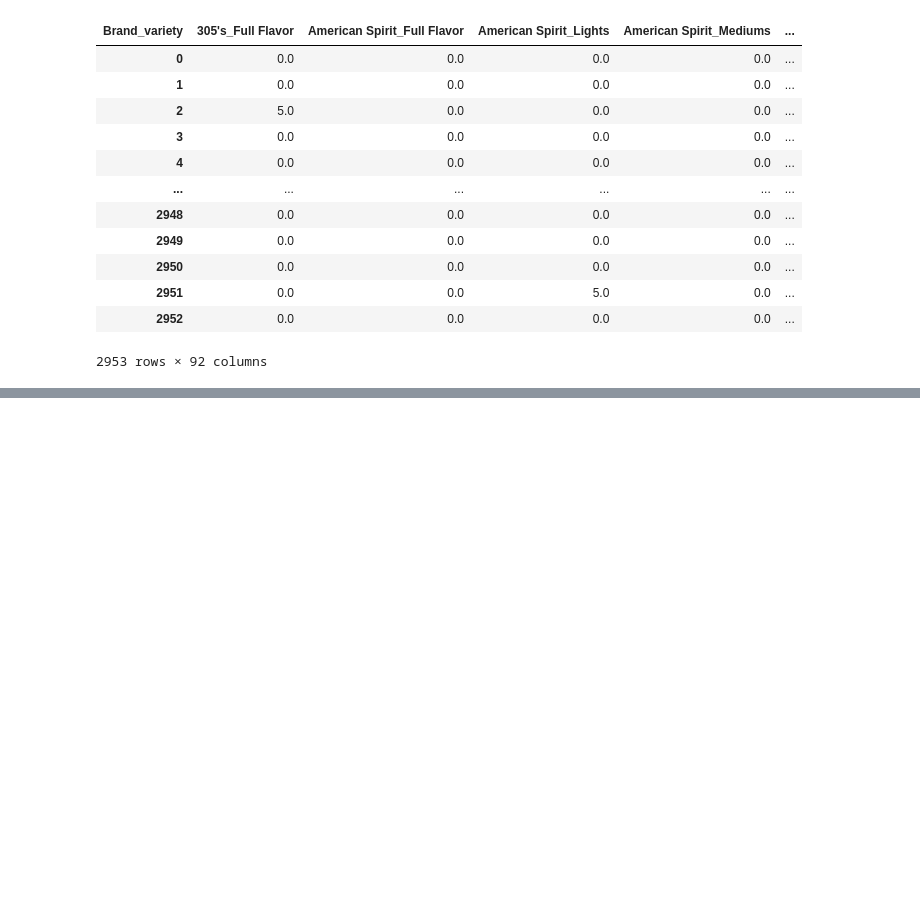
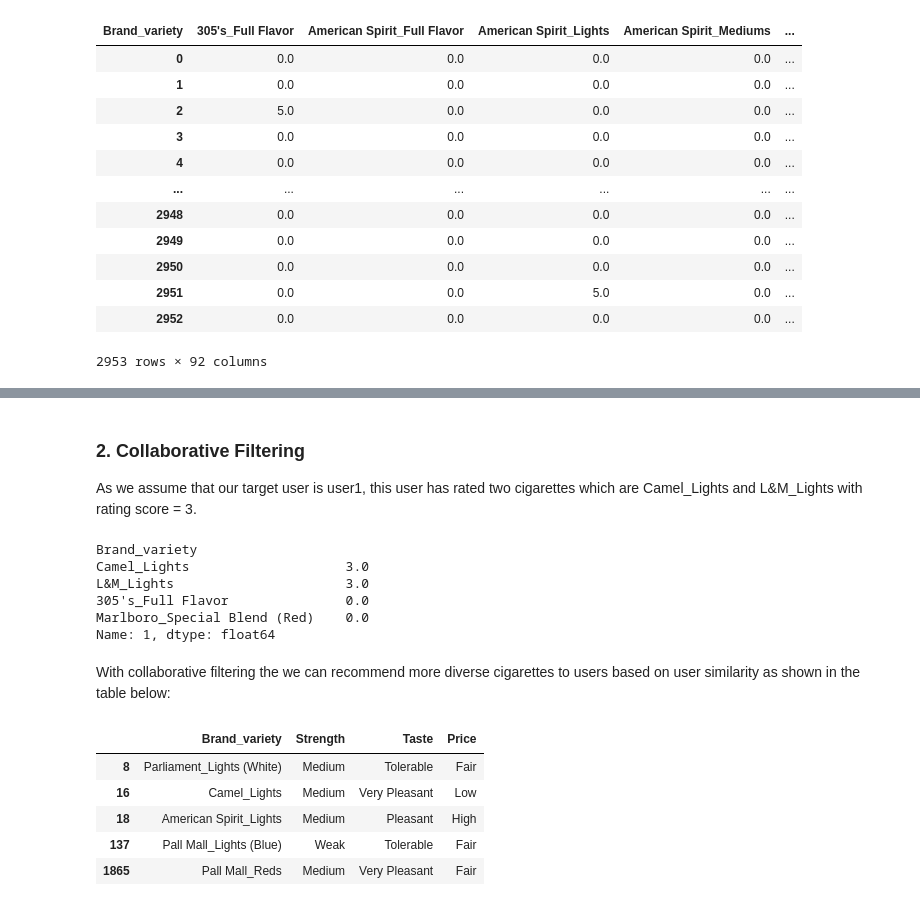
Before and after one commit to TanyamonSiri/Machine_Learning_Project, a Jupyter notebook: Recommendation_System/Recommedation_System.ipynb, the cells around one changed output, grey strips where cells are left out. Saved outputs shown, nothing was run; the diff lists cells and outputs as text; code cells hidden in the pictures; blank space fills up the shorter version.

```diff
--- a/Recommendation_System/Recommedation_System.ipynb
+++ b/Recommendation_System/Recommedation_System.ipynb
@@ -617,0 +632,27 @@ recommendation(1,topk=10)
+# %% [markdown]
+### 2. Collaborative Filtering
+
+As we assume that our target user is user1, this user has rated two cigarettes which are Camel_Lights and L&M_Lights with rating score = 3.
+# %%
+# select user1 as target user
+target_user = cmat.iloc[1,]
+target_user.T.sort_values(ascending=False)[1:5]
+# %% [output]
+Brand_variety
+Camel_Lights                    3.0
+L&M_Lights                      3.0
+305's_Full Flavor               0.0
+Marlboro_Special Blend (Red)    0.0
+Name: 1, dtype: float64
+# %% [markdown]
+With collaborative filtering the we can recommend more diverse cigarettes to users based on user similarity as shown in the table below:
+# %%
+# Target user = user1
+recommendation(1,topk=5)
+# %% [output]
+|  | Brand_variety | Strength | Taste | Price |
+| 8 | Parliament_Lights (White) | Medium | Tolerable | Fair |
+| 16 | Camel_Lights | Medium | Very Pleasant | Low |
+| 18 | American Spirit_Lights | Medium | Pleasant | High |
+| 137 | Pall Mall_Lights (Blue) | Weak | Tolerable | Fair |
+| 1865 | Pall Mall_Reds | Medium | Very Pleasant | Fair |
```
Also changed, not shown: parts of 15 cells of this notebook.
